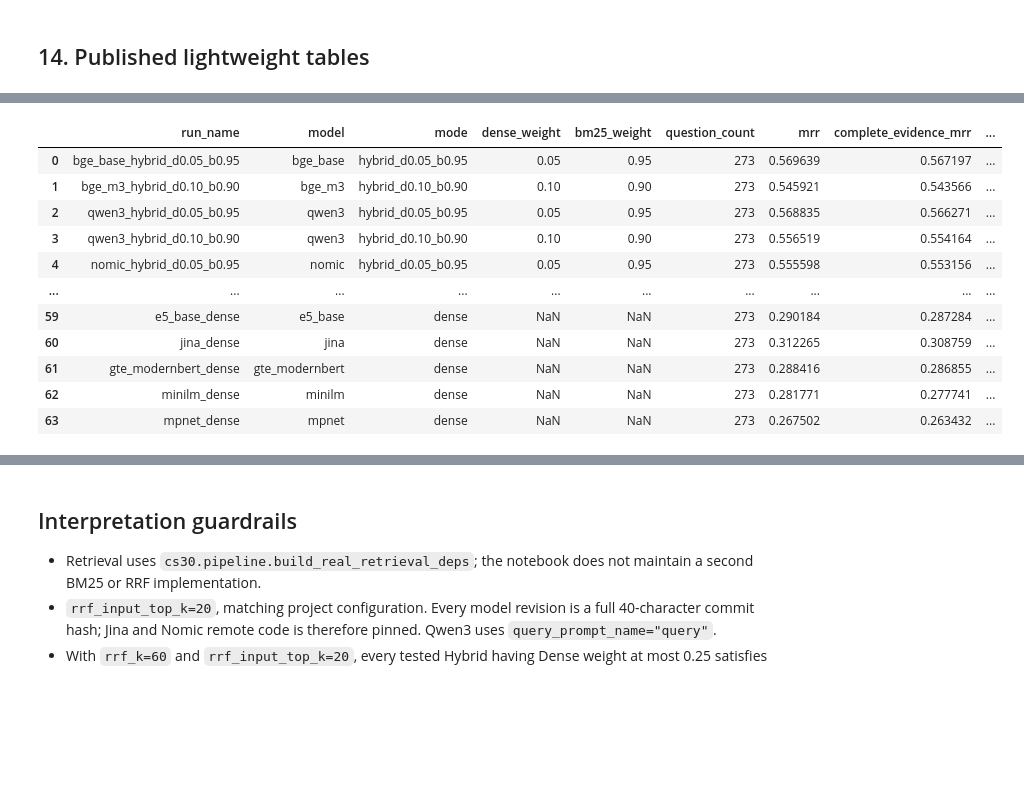
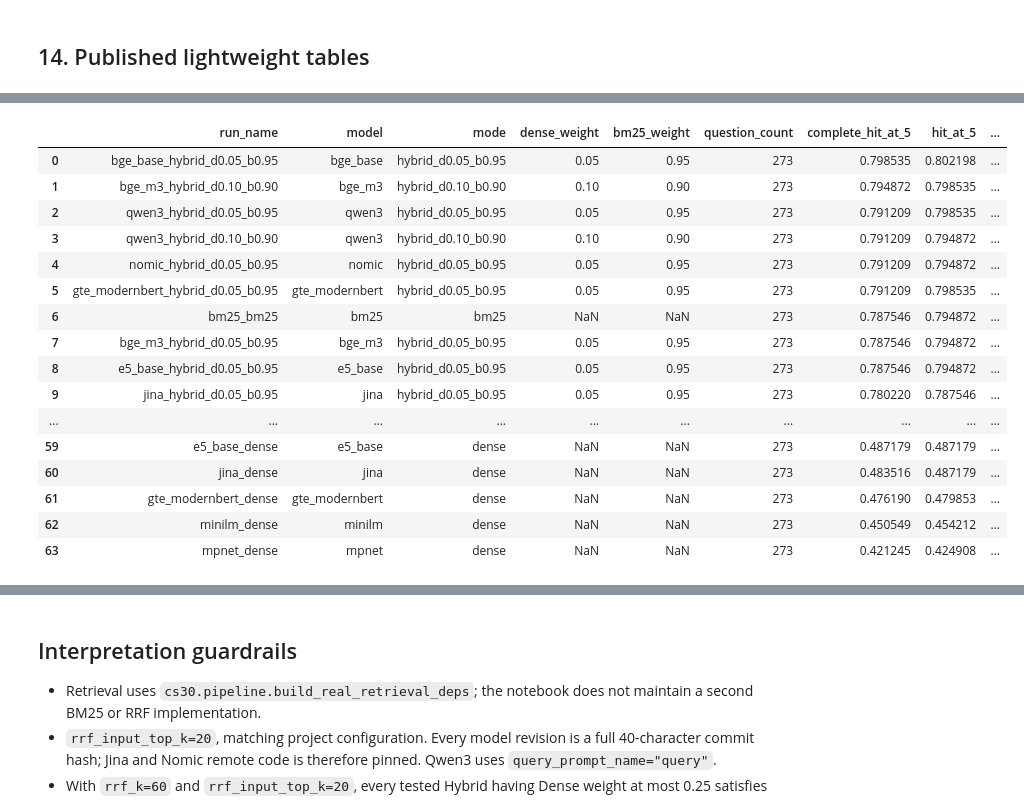
Before and after one commit to yshe0376/cs30-personalised-rag, a Jupyter notebook: M6_W6_v2_retrieval_dev_test_full.ipynb, the cells around one changed output, grey strips where cells are left out. Saved outputs shown, nothing was run; the diff lists cells and outputs as text; code cells hidden in the pictures; blank space fills up the shorter version.

Commit message:
notebook(m6): show complete published metric tables

```diff
--- a/M6_W6_v2_retrieval_dev_test_full.ipynb
+++ b/M6_W6_v2_retrieval_dev_test_full.ipynb
@@ -1560,13 +1519,55 @@ Saved clean shared-retriever outputs: E:\Sydney\vscode\w5_20_m6_golden_evidence\
 # %% [markdown]
 ## 14. Published lightweight tables
 # %%
+KEY_METRIC_COLUMNS = [
+    "run_name",
+    "model",
+    "mode",
+    "dense_weight",
+    "bm25_weight",
+    "question_count",
+    "complete_hit_at_5",
+    "hit_at_5",
+    "mrr",
+    "complete_evidence_mrr",
+    "hit_at_1",
+    "hit_at_3",
+    "hit_at_10",
+    "complete_hit_at_1",
+    "complete_hit_at_3",
+    "complete_hit_at_10",
+    "evidence_recall_at_1",
+    "evidence_recall_at_3",
+    "evidence_recall_at_5",
+    "evidence_recall_at_10",
+]
+
+
+def display_complete_csv(path: Path, title: str) -> None:
+    frame = pd.read_csv(path)
+    leading = [column for column in KEY_METRIC_COLUMNS if column in frame.columns]
+    remaining = [column for column in frame.columns if column not in leading]
+    frame = frame.loc[:, leading + remaining]
+    print(f"{title} ({len(frame)} rows x {len(frame.columns)} columns; all rows and columns shown)")
+    with pd.option_context(
+        "display.max_rows", None,
+        "display.max_columns", None,
+        "display.width", None,
+        "display.max_colwidth", None,
+    ):
+        display(frame)
+
+
 if result_path("dev_summary.csv").is_file():
-    print("Published Dev summary")
-    display(pd.read_csv(result_path("dev_summary.csv")))
+    display_complete_csv(result_path("dev_summary.csv"), "Published Dev summary")
 if result_path("dev_baseline_comparison.csv").is_file():
-    print("Published Dev baseline decision")
-    display(pd.read_csv(result_path("dev_baseline_comparison.csv")))
+    display_complete_csv(
+        result_path("dev_baseline_comparison.csv"),
+        "Published Dev baseline decision",
+    )
 if result_path("diagnostic_holdout_summary.csv").is_file():
-    print("Published exposed diagnostic holdout; not a clean final Test")
-    display(pd.read_csv(result_path("diagnostic_holdout_summary.csv")))
+    display_complete_csv(
+        result_path("diagnostic_holdout_summary.csv"),
+        "Published exposed diagnostic holdout; not a clean final Test",
+    )
 # %% [output]
@@ -1574,12 +1575,17 @@ Published Dev summary
-|  | run_name | model | mode | dense_weight | bm25_weight | question_count | mrr | complete_evidence_mrr | ... |
-| 0 | bge_base_hybrid_d0.05_b0.95 | bge_base | hybrid_d0.05_b0.95 | 0.05 | 0.95 | 273 | 0.569639 | 0.567197 | ... |
-| 1 | bge_m3_hybrid_d0.10_b0.90 | bge_m3 | hybrid_d0.10_b0.90 | 0.10 | 0.90 | 273 | 0.545921 | 0.543566 | ... |
-| 2 | qwen3_hybrid_d0.05_b0.95 | qwen3 | hybrid_d0.05_b0.95 | 0.05 | 0.95 | 273 | 0.568835 | 0.566271 | ... |
-| 3 | qwen3_hybrid_d0.10_b0.90 | qwen3 | hybrid_d0.10_b0.90 | 0.10 | 0.90 | 273 | 0.556519 | 0.554164 | ... |
-| 4 | nomic_hybrid_d0.05_b0.95 | nomic | hybrid_d0.05_b0.95 | 0.05 | 0.95 | 273 | 0.555598 | 0.553156 | ... |
+|  | run_name | model | mode | dense_weight | bm25_weight | question_count | complete_hit_at_5 | hit_at_5 | ... |
+| 0 | bge_base_hybrid_d0.05_b0.95 | bge_base | hybrid_d0.05_b0.95 | 0.05 | 0.95 | 273 | 0.798535 | 0.802198 | ... |
+| 1 | bge_m3_hybrid_d0.10_b0.90 | bge_m3 | hybrid_d0.10_b0.90 | 0.10 | 0.90 | 273 | 0.794872 | 0.798535 | ... |
+| 2 | qwen3_hybrid_d0.05_b0.95 | qwen3 | hybrid_d0.05_b0.95 | 0.05 | 0.95 | 273 | 0.791209 | 0.798535 | ... |
+| 3 | qwen3_hybrid_d0.10_b0.90 | qwen3 | hybrid_d0.10_b0.90 | 0.10 | 0.90 | 273 | 0.791209 | 0.794872 | ... |
+| 4 | nomic_hybrid_d0.05_b0.95 | nomic | hybrid_d0.05_b0.95 | 0.05 | 0.95 | 273 | 0.791209 | 0.794872 | ... |
+| 5 | gte_modernbert_hybrid_d0.05_b0.95 | gte_modernbert | hybrid_d0.05_b0.95 | 0.05 | 0.95 | 273 | 0.791209 | 0.798535 | ... |
+| 6 | bm25_bm25 | bm25 | bm25 | NaN | NaN | 273 | 0.787546 | 0.794872 | ... |
+| 7 | bge_m3_hybrid_d0.05_b0.95 | bge_m3 | hybrid_d0.05_b0.95 | 0.05 | 0.95 | 273 | 0.787546 | 0.794872 | ... |
+| 8 | e5_base_hybrid_d0.05_b0.95 | e5_base | hybrid_d0.05_b0.95 | 0.05 | 0.95 | 273 | 0.787546 | 0.794872 | ... |
+| 9 | jina_hybrid_d0.05_b0.95 | jina | hybrid_d0.05_b0.95 | 0.05 | 0.95 | 273 | 0.780220 | 0.787546 | ... |
 | ... | ... | ... | ... | ... | ... | ... | ... | ... | ... |
-| 59 | e5_base_dense | e5_base | dense | NaN | NaN | 273 | 0.290184 | 0.287284 | ... |
-| 60 | jina_dense | jina | dense | NaN | NaN | 273 | 0.312265 | 0.308759 | ... |
-| 61 | gte_modernbert_dense | gte_modernbert | dense | NaN | NaN | 273 | 0.288416 | 0.286855 | ... |
-| 62 | minilm_dense | minilm | dense | NaN | NaN | 273 | 0.281771 | 0.277741 | ... |
-| 63 | mpnet_dense | mpnet | dense | NaN | NaN | 273 | 0.267502 | 0.263432 | ... |
+| 59 | e5_base_dense | e5_base | dense | NaN | NaN | 273 | 0.487179 | 0.487179 | ... |
+| 60 | jina_dense | jina | dense | NaN | NaN | 273 | 0.483516 | 0.487179 | ... |
+| 61 | gte_modernbert_dense | gte_modernbert | dense | NaN | NaN | 273 | 0.476190 | 0.479853 | ... |
+| 62 | minilm_dense | minilm | dense | NaN | NaN | 273 | 0.450549 | 0.454212 | ... |
+| 63 | mpnet_dense | mpnet | dense | NaN | NaN | 273 | 0.421245 | 0.424908 | ... |
```
Also changed, not shown: parts of 7 cells of this notebook.
